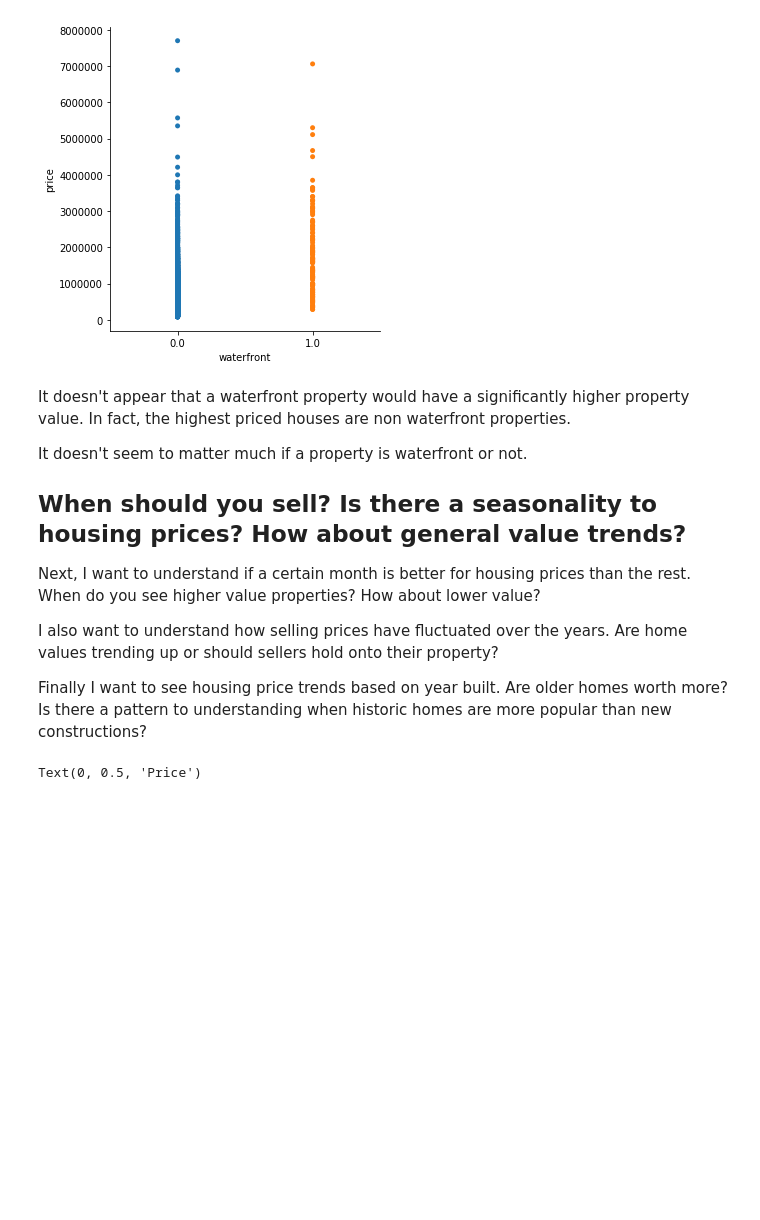
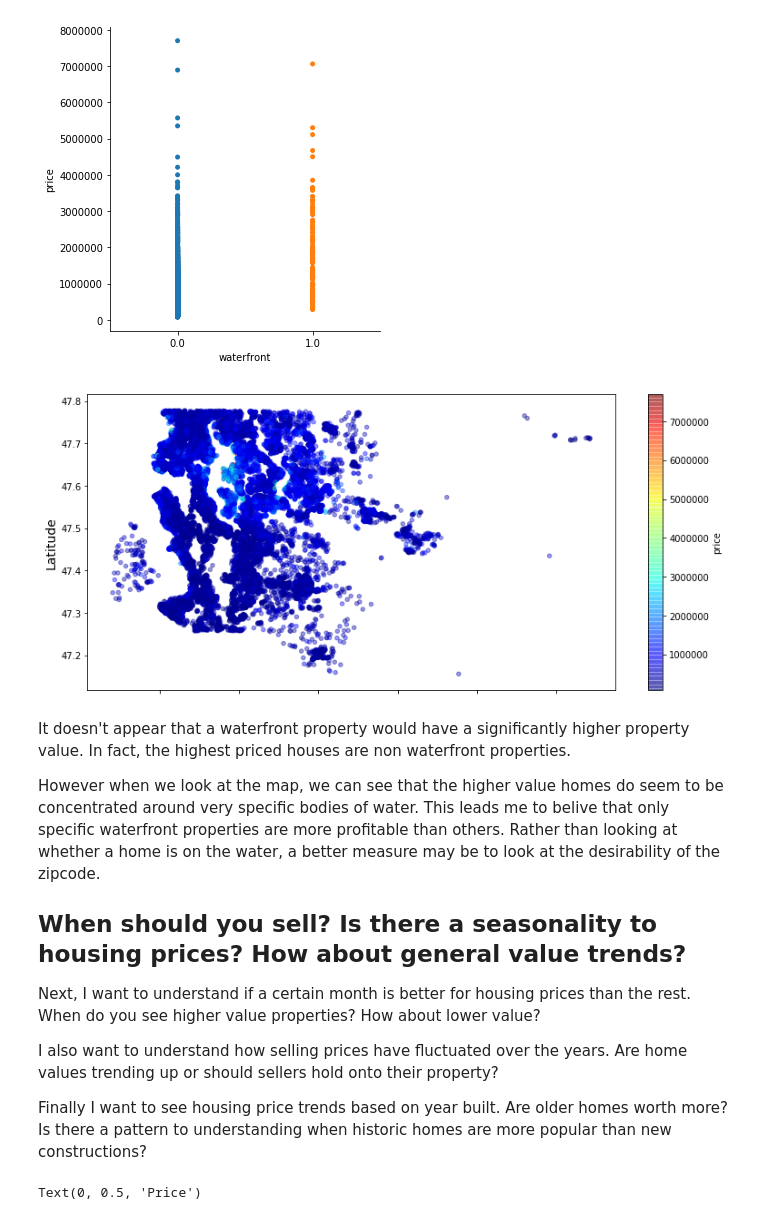
Before and after one commit to miyamuse/dsc-1-final-project-online-ds-sp-000, a Jupyter notebook: student.ipynb, the cells around one changed output. Drawn from its saved outputs; the diff is of its cells as text; code cells hidden in the pictures; blank space fills up the shorter version.

```diff
--- a/student.ipynb
+++ b/student.ipynb
@@ -542,7 +546,22 @@ sns.catplot(x="waterfront", y="price", jitter = False, data=df);
+# %%
+kingcounty_img=mpimg.imread('king_county.png')
+
+df.plot(kind="scatter", x="long", y="lat",c="price",
+             cmap=plt.get_cmap("jet"),colorbar=True,
+             alpha=0.4,figsize=(13, 6),)
+#plt.imshow(kingcounty_img, extent=[-122.6, -121.5, 47.1, 47.8], alpha=0.5)
+
+plt.ylabel("Latitude", fontsize=14)
+plt.xlabel("Longitude", fontsize=14)
+plt.show()
+# %% [output]
+[figure, added]
 # %% [markdown]
 It doesn't appear that a waterfront property would have a significantly higher property value. In fact, the highest priced houses are non waterfront properties.
 
-It doesn't seem to matter much if a property is waterfront or not.
+However when we look at the map, we can see that the higher value homes do seem to be concentrated around very specific bodies of water. This leads me to belive that only specific waterfront properties are more profitable than others. Rather than looking at whether a home is on the water, a better measure may be to look at the desirability of the zipcode.
+
+
 
 ## When should you sell? Is there a seasonality to housing prices? How about general value trends?
 
```
Also changed, not shown: parts of 24 cells of this notebook, 2 other files.
